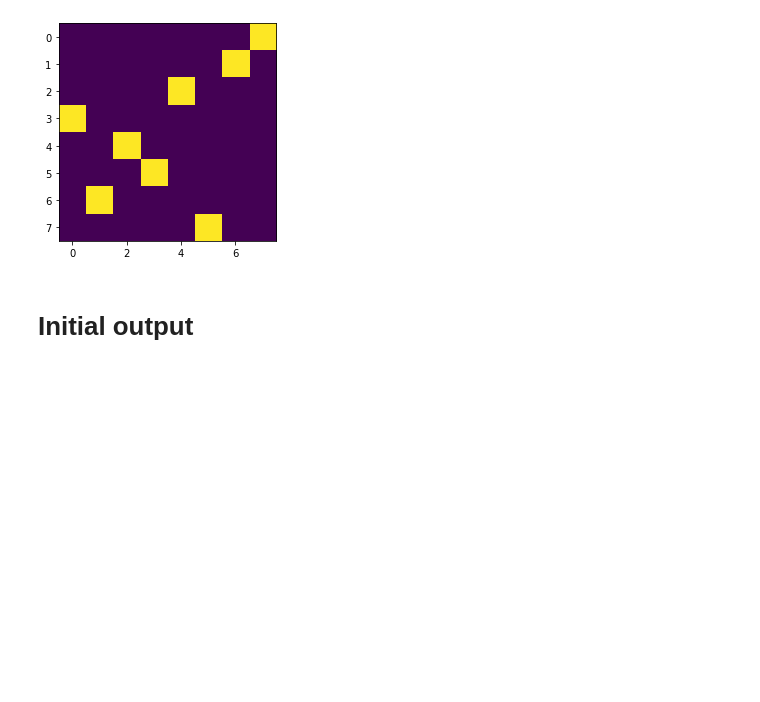
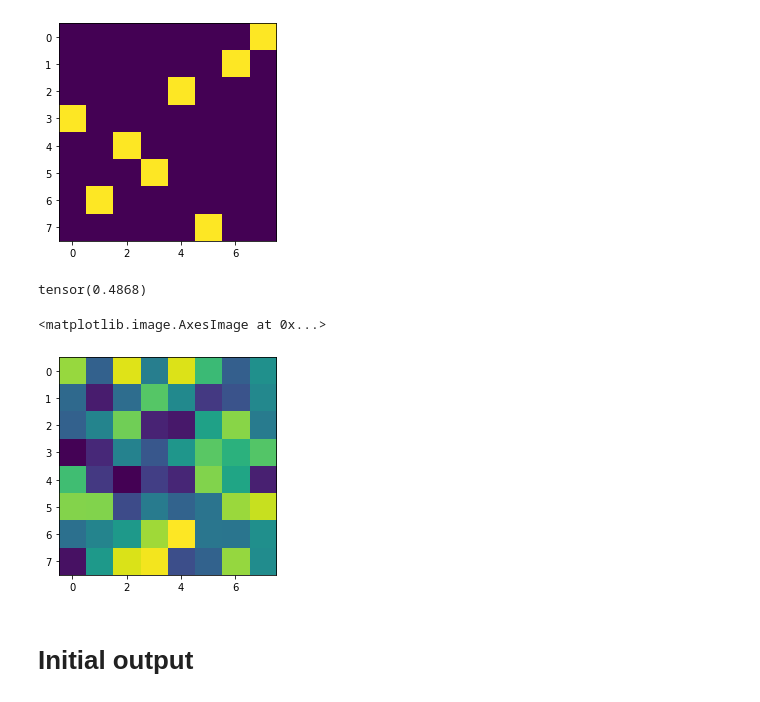
Before and after one commit to timgott/DeepQAP, a Jupyter notebook: evaluation/GNNTest.ipynb, the cells around one changed output. Cells and saved outputs as stored; diff of their text form; code cells hidden in the pictures; blank space fills up the shorter version.

```diff
--- a/evaluation/GNNTest.ipynb
+++ b/evaluation/GNNTest.ipynb
@@ -53,6 +55,14 @@ plt.imshow(optimal_matrix)
 # %% [output]
 <matplotlib.image.AxesImage at 0x...>
 [figure]
+# %%
+random_matrix = torch.rand((qap.size, qap.size))
+print(random_matrix.mean())
+plt.imshow(random_matrix)
+# %% [output]
+tensor(0.4868)
+<matplotlib.image.AxesImage at 0x...>
+[figure, added]
 # %% [markdown]
 # Initial output
 # %%
```
Also changed, not shown: parts of 8 cells of this notebook, 5 other files.
